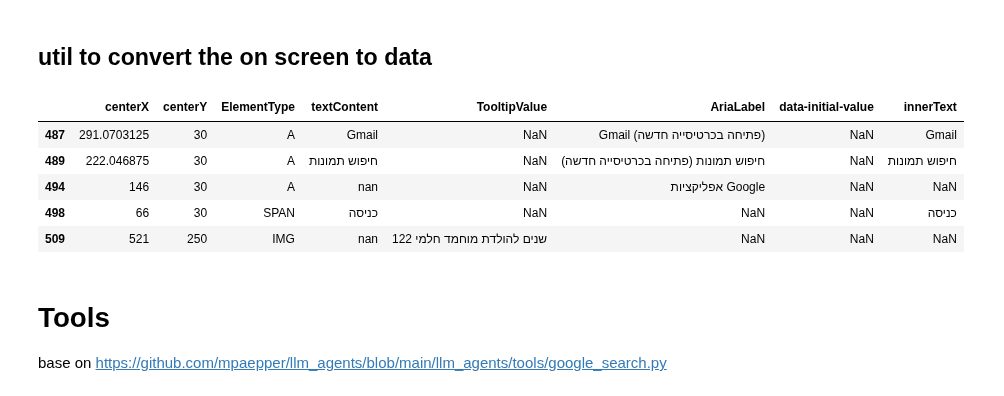
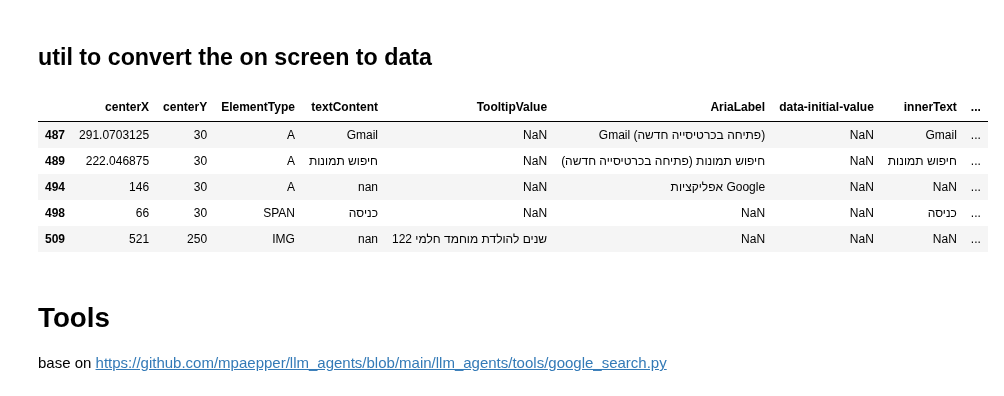
Before and after one commit to erlichsefi/ScrapeAnything, a Jupyter notebook: browser_base_translation/AutoJavaScript.ipynb, the cells around one changed output. Cells and saved outputs as stored; diff of their text form; code cells hidden in the pictures.

Commit message:
add function for vision

```diff
--- a/browser_base_translation/AutoJavaScript.ipynb
+++ b/browser_base_translation/AutoJavaScript.ipynb
@@ -228,7 +233,7 @@ def remove_out_of_window(df,viewpointscroll,viewportHeight):
 def remove_without_textual_infomration(df):
     return df[(df.innerText != '') | (df['data-initial-value'] != '') | (df.TooltipValue != '') | (df.textContent != '') | (df.AriaLabel != '')]
 
-def minimize_page_data(df,viewpointscroll,viewportHeight):
+def minimize_page_data(df,viewpointscroll,viewportHeight,using_vision=False):
 
     _df = df.copy()
     _df = remove_elements_without_size(_df)
@@ -247,7 +252,9 @@ def minimize_page_data(df,viewpointscroll,viewportHeight):
 
     _df =  drop_with_exists_finer_element(_df)
 
-    _df.drop(columns=['parent_xpath','height','width','top','bottom'],inplace=True)
+    if not using_vision:
+        _df.drop(columns=['parent_xpath','height','width','top','bottom','left','right'],inplace=True)
+
     return _df
 
 
@@ -268,17 +275,20 @@ def dataframe_diff(df1, df2,viewpointscroll,viewportHeight):
     return f"The Elements that was removed or changed are:\n {minimize_page_data(removed,viewpointscroll,viewportHeight).to_csv(index=False)} "+ \
              f"The Elements that was added or changed are:\n {minimize_page_data(added_to_changed,viewpointscroll,viewportHeight).to_csv(index=False)} "
 # %%
-web_driver = start_browesr()
-web_driver.get("https://www.google.com")
-df = screen_to_table(web_driver)
-viewpointscroll,viewportHeight = screen_to_window_dim(web_driver)
-df = minimize_page_data(df,viewpointscroll,viewportHeight)
-web_driver.quit()
+try:
+    web_driver = start_browesr()
+    web_driver.get("https://www.google.com")
+    df = screen_to_table(web_driver)
+    web_driver_to_image(web_driver,"file_name.png")
+    viewpointscroll,viewportHeight = screen_to_window_dim(web_driver)
+    df = minimize_page_data(df,viewpointscroll,viewportHeight)
+finally:
+    web_driver.quit()
 df.head()
 # %% [output]
-|  | centerX | centerY | ElementType | textContent | TooltipValue | AriaLabel | data-initial-value | innerText |
-| 487 | 291.0703125 | 30 | A | Gmail | NaN | Gmail (פתיחה בכרטיסייה חדשה) | NaN | Gmail |
-| 489 | 222.046875 | 30 | A | חיפוש תמונות | NaN | חיפוש תמונות (פתיחה בכרטיסייה חדשה) | NaN | חיפוש תמונות |
-| 494 | 146 | 30 | A | nan | NaN | אפליקציות Google | NaN | NaN |
-| 498 | 66 | 30 | SPAN | כניסה | NaN | NaN | NaN | כניסה |
-| 509 | 521 | 250 | IMG | nan | 122 שנים להולדת מוחמד חלמי | NaN | NaN | NaN |
+|  | centerX | centerY | ElementType | textContent | TooltipValue | AriaLabel | data-initial-value | innerText | ... |
+| 487 | 291.0703125 | 30 | A | Gmail | NaN | Gmail (פתיחה בכרטיסייה חדשה) | NaN | Gmail | ... |
+| 489 | 222.046875 | 30 | A | חיפוש תמונות | NaN | חיפוש תמונות (פתיחה בכרטיסייה חדשה) | NaN | חיפוש תמונות | ... |
+| 494 | 146 | 30 | A | nan | NaN | אפליקציות Google | NaN | NaN | ... |
+| 498 | 66 | 30 | SPAN | כניסה | NaN | NaN | NaN | כניסה | ... |
+| 509 | 521 | 250 | IMG | nan | 122 שנים להולדת מוחמד חלמי | NaN | NaN | NaN | ... |
```
Also changed, not shown: parts of 6 cells of this notebook, 2 other files.
